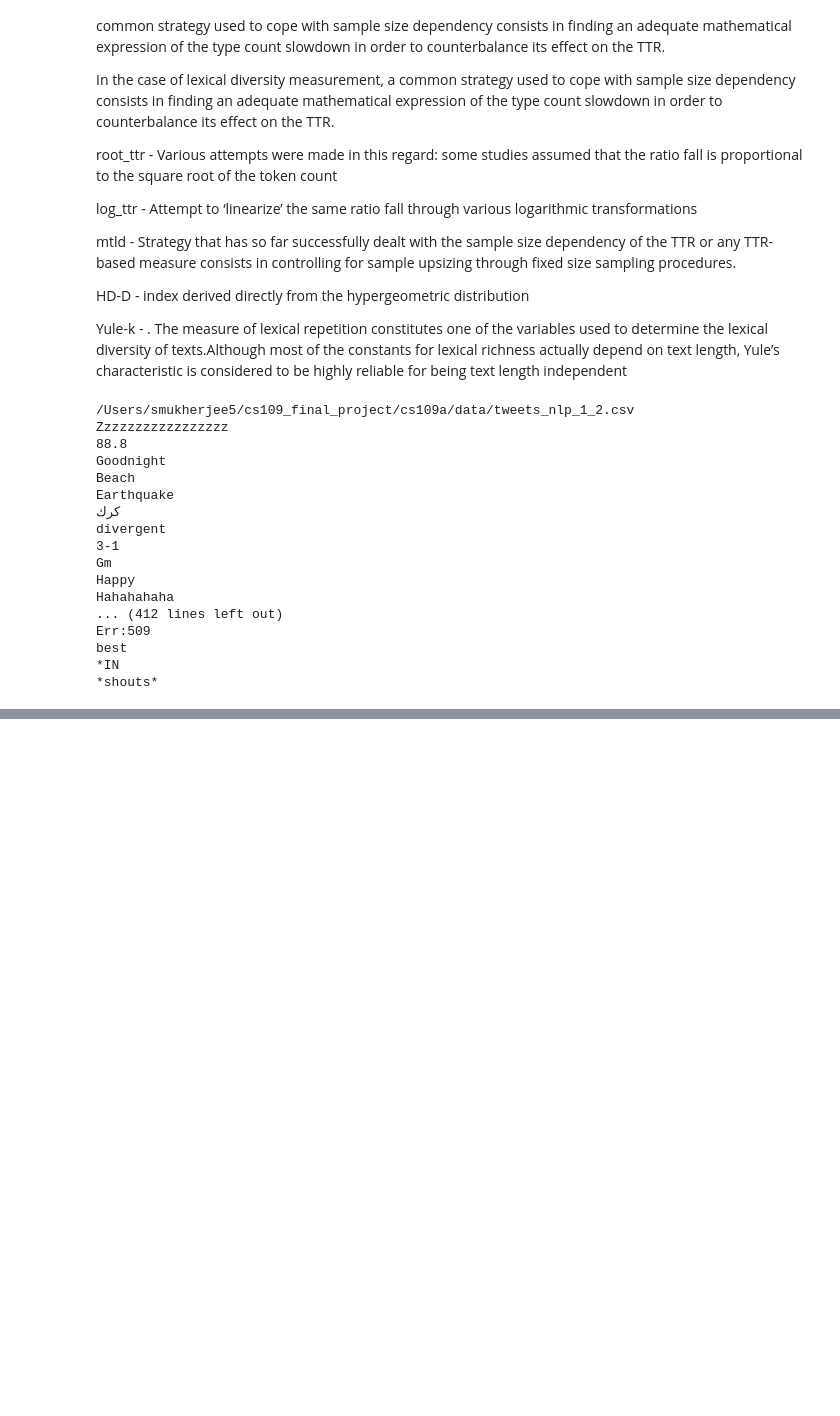
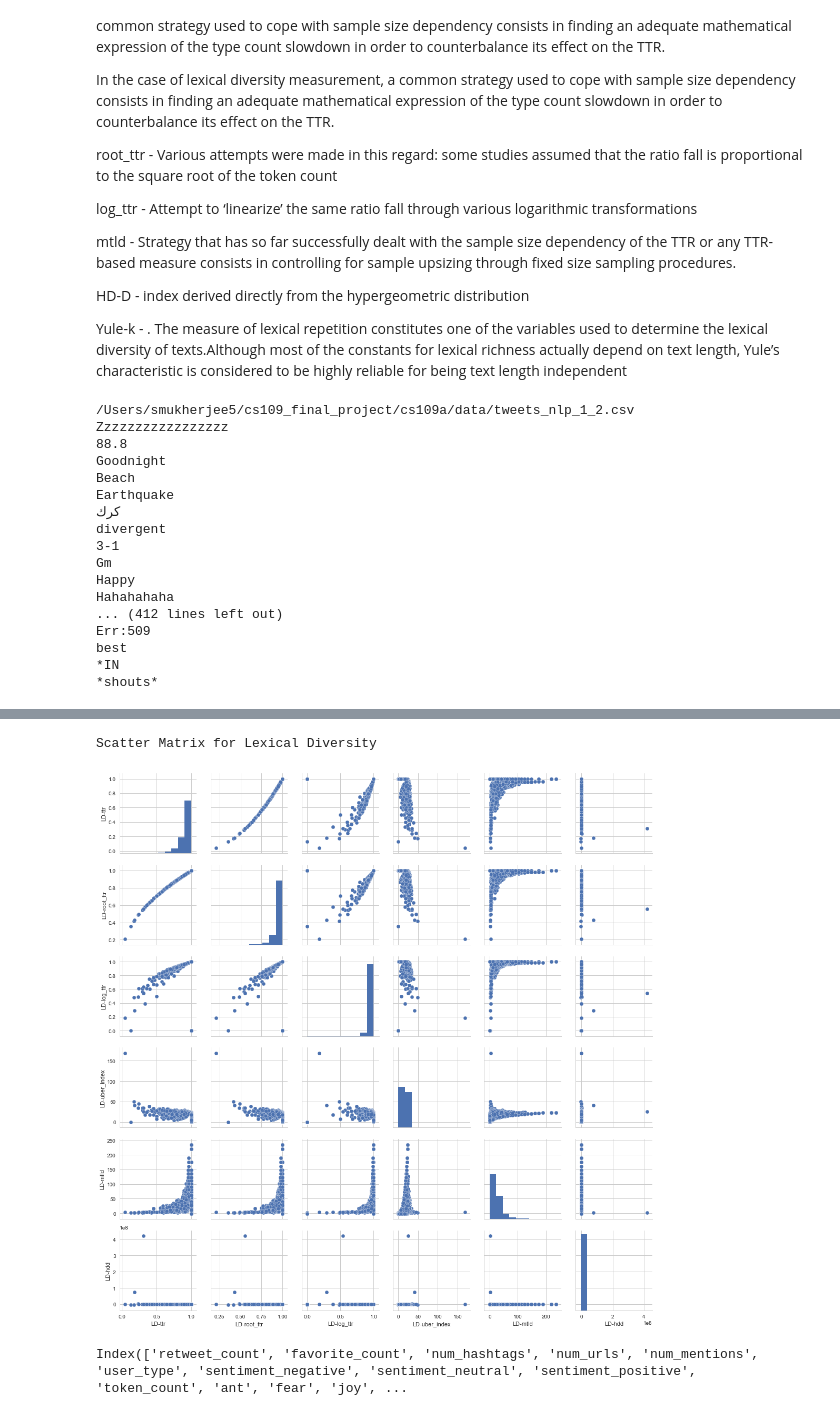
Before and after one commit to kietly/cs109a, a Jupyter notebook: Milestones/MS4/lexical_diversity.ipynb, the cells around one changed output, grey strips where cells are left out. Cells and saved outputs as stored; diff of their text form; code cells hidden in the pictures; blank space fills up the shorter version.

```diff
--- a/Milestones/MS4/lexical_diversity.ipynb
+++ b/Milestones/MS4/lexical_diversity.ipynb
@@ -249,0 +227,10 @@ all_tweets
+# %%
+import seaborn as sns;
+tweets_ld = all_tweets[['LD-ttr', 'LD-root_ttr', 'LD-log_ttr','LD-uber_index','LD-yule_s_k','LD-mtld','LD-hdd']]
+tweets_ld_sample = resample(tweets_ld, n_samples=5000, replace=False)
+g = sns.pairplot(tweets_ld_sample)
+print('Scatter Matrix for Lexical Diversity')
+g.savefig('twitter-ld')
+# %% [output]
+Scatter Matrix for Lexical Diversity
+[figure, added]
@@ -249,0 +261,4 @@ all_tweets
+# %%
+features
+# %% [output]
+Index(['retweet_count', 'favorite_count', 'num_hashtags', 'num_urls', 'num_mentions', 'user_type', 'sentiment_negative', 'sentiment_neutral', 'sentiment_positive', 'token_count', 'ant', 'fear', 'joy', ...
```
Also changed, not shown: parts of 4 cells of this notebook, 10 other files.
